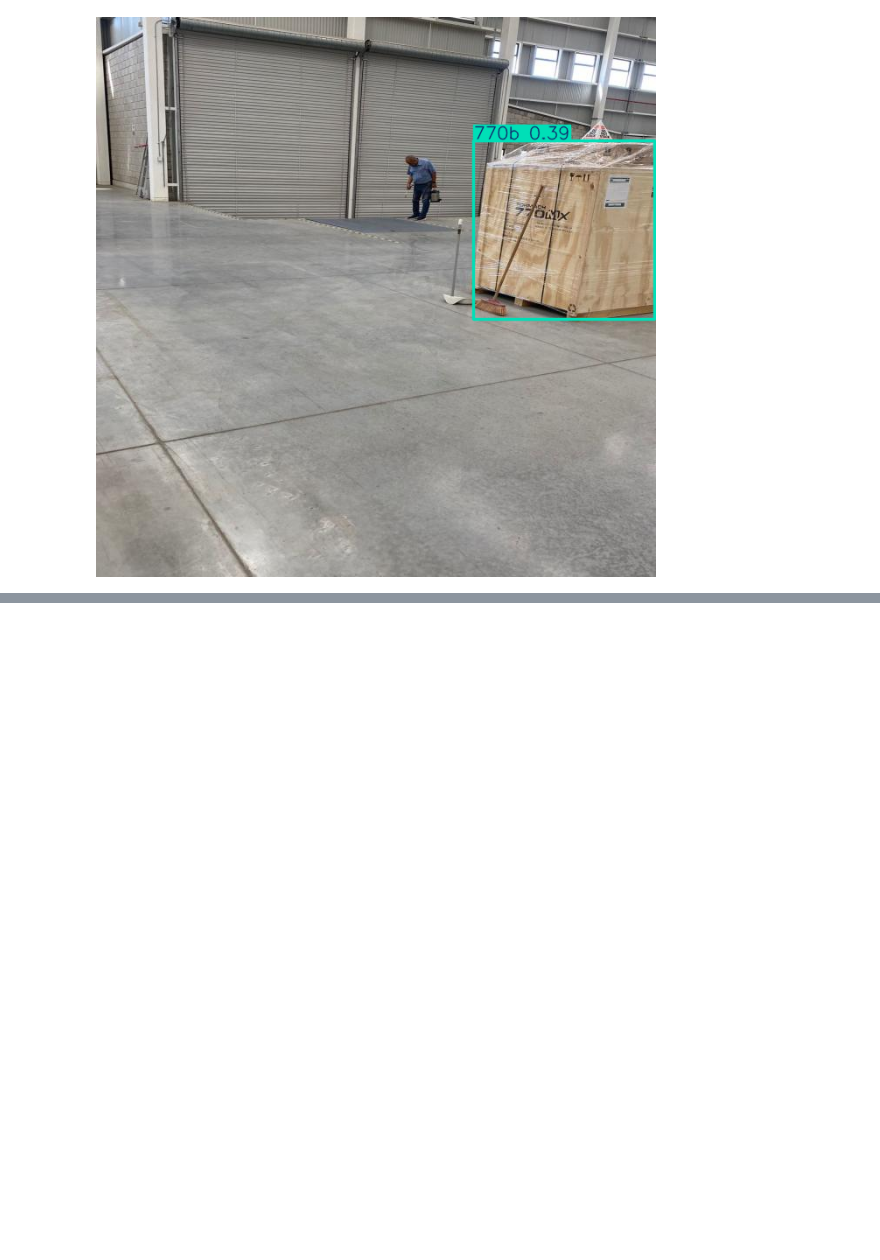
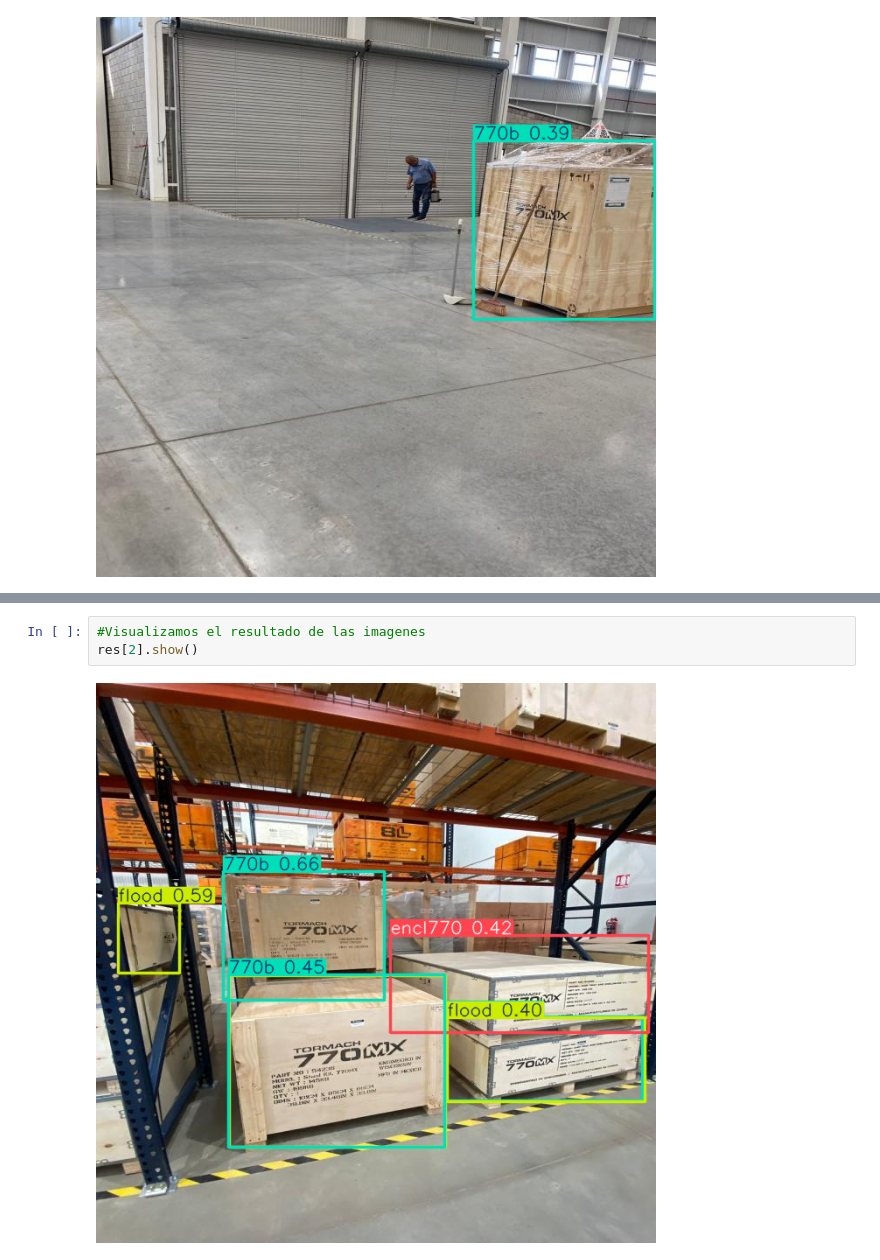
Before and after one commit to Vihappy/Vision_Artificial, a Jupyter notebook: Vision23310405.ipynb, the cells around one changed output, grey strips where cells are left out. Drawn from its saved outputs; the diff is of its cells as text; blank space fills up the shorter version.

```diff
--- a/Vision23310405.ipynb
+++ b/Vision23310405.ipynb
@@ -76,0 +82,5 @@ res[0].show()
+# %%
+#Visualizamos el resultado de las imagenes
+res[2].show()
+# %% [output]
+[figure, added]
```
Also changed, not shown: parts of 2 cells of this notebook.
